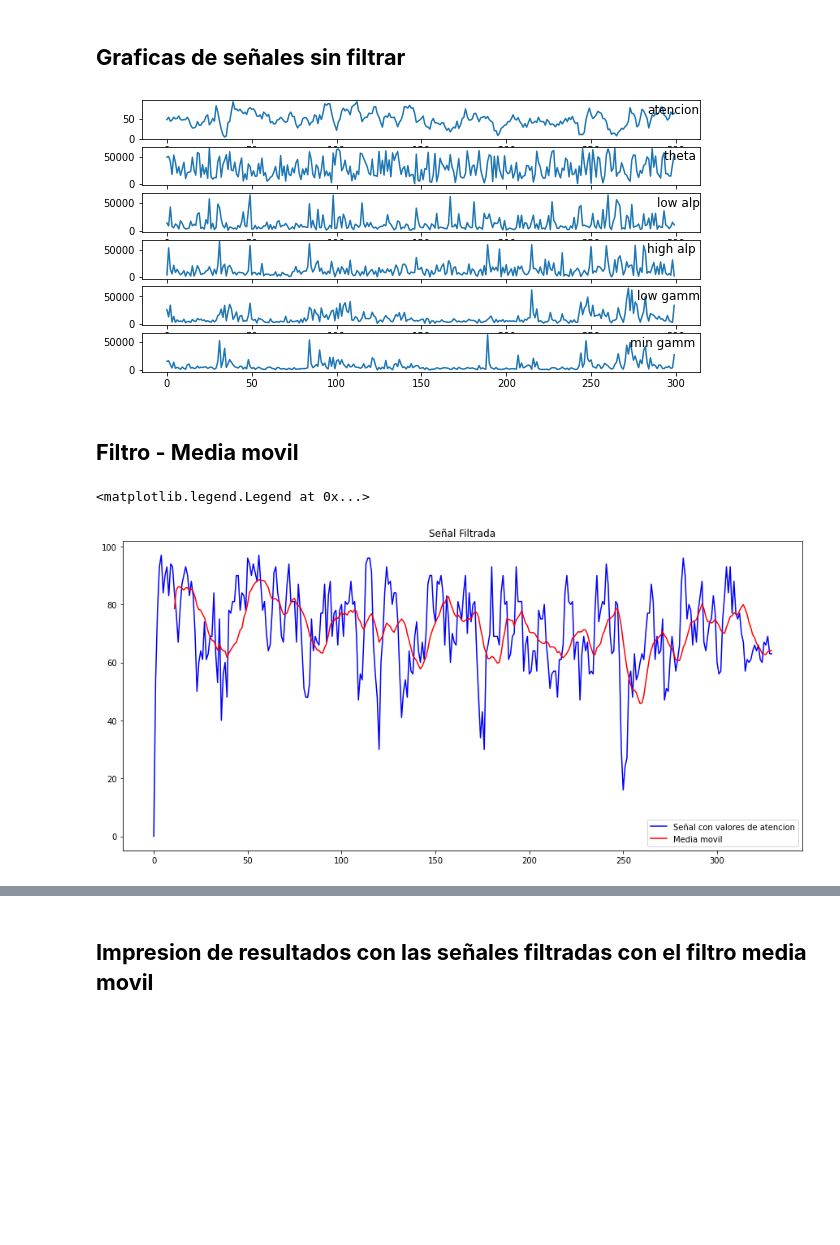
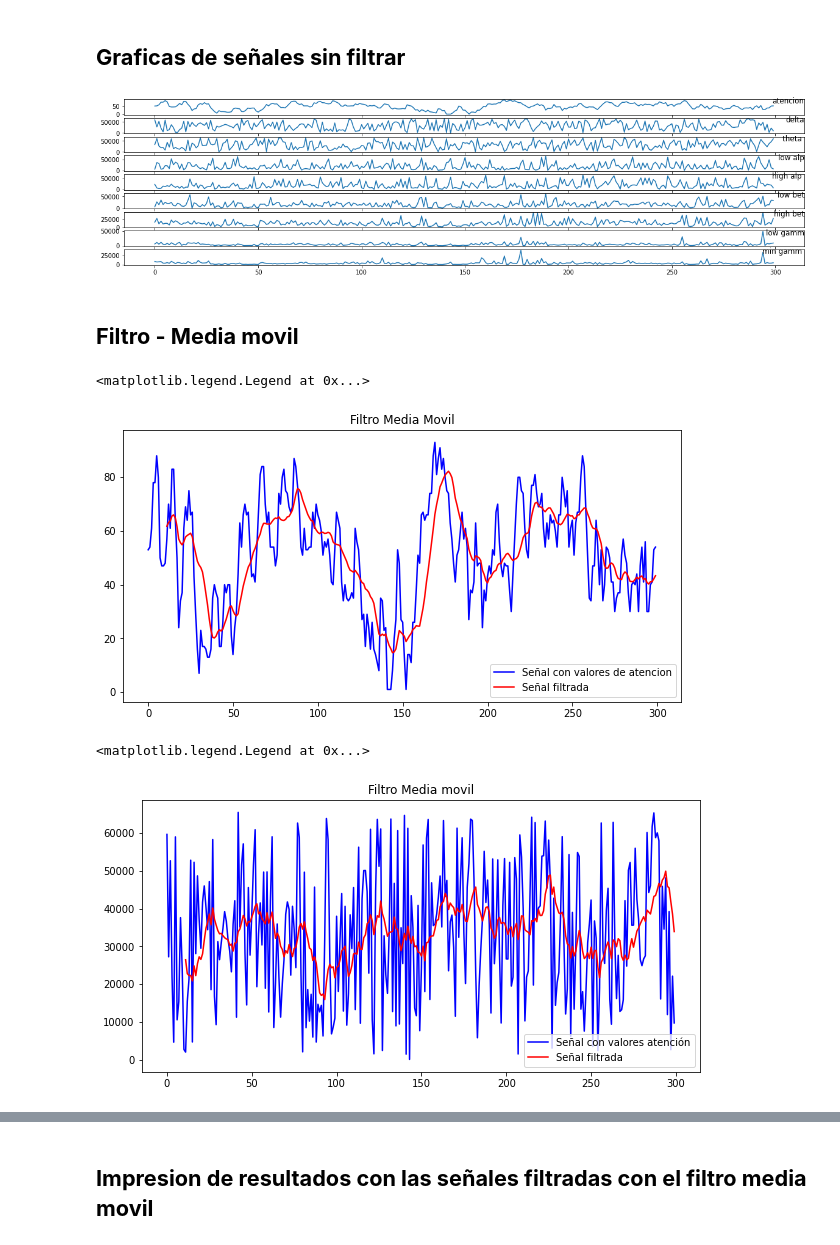
Before and after one commit to KevinEnriquez96/Proyecto-de-titulacion, a Jupyter notebook: filtrosSeñalesEEG.ipynb, the cells around one changed output, grey strips where cells are left out. Drawn from its saved outputs; the diff is of its cells as text; code cells hidden in the pictures; blank space fills up the shorter version.

```diff
--- a/filtrosSeñalesEEG.ipynb
+++ b/filtrosSeñalesEEG.ipynb
@@ -11,7 +11,7 @@ from sklearn.preprocessing import MinMaxScaler
 # %% [markdown]
 ## **Señales EEG sin filtrar**
 # %%
-df=pd.read_csv('Sujeto10.csv')
+df=pd.read_csv('datos.csv')
 
 df.head(100)
 # %% [output]
@@ -76,18 +80,18 @@ df[:500].describe()
 # %% [markdown]
 ## **Graficas de señales sin filtrar**
 # %%
-groups = [0,1,2,3,4,5]
+groups = [0,1,2,3,4,5,6,7,8]
 i = 1
 # plot each column
-plt.figure(figsize=(10,5))
+plt.figure(figsize=(20,5))
 for group in groups:
 	plt.subplot(len(groups), 1, i)
 	plt.plot(df.values[:, group])
 	plt.title(df.columns[group], y=0.5, loc='right')
 	i += 1
 plt.show()
 # %% [output]
-[figure, old version]
+[figure, new version]
 # %% [markdown]
 ## **Filtro - Media movil**
 # %%
@@ -97,13 +101,23 @@ moving_avg3 = pd.Series(signal3).rolling(window=12).mean()
 moving_avg4 = pd.Series(signal4).rolling(window=12).mean()
 moving_avg5 = pd.Series(signal5).rolling(window=12).mean()
 moving_avg6 = pd.Series(signal6).rolling(window=12).mean()
+moving_avg7 = pd.Series(signal4).rolling(window=12).mean()
+moving_avg8 = pd.Series(signal5).rolling(window=12).mean()
+moving_avg9 = pd.Series(signal6).rolling(window=12).mean()
 
-
-signal1[:500].plot(figsize=(15,7),label='Señal con valores de atencion',color='blue')
-moving_avg1[:500].plot(label='Media movil',color='red')
-plt.title('Señal Filtrada')
+signal1[:500].plot(figsize=(10,5),label='Señal con valores de atencion',color='blue')
+moving_avg1[:500].plot(label='Señal filtrada',color='red')
+plt.title('Filtro Media Movil')
 plt.legend(loc='best')
 # %% [output]
 <matplotlib.legend.Legend at 0x...>
-[figure, old version]
+[figure, new version]
+# %%
+signal2[:500].plot(figsize=(10,5),label='Señal con valores atención',color='blue')
+moving_avg2[:500].plot(label='Señal filtrada',color='red')
+plt.title('Filtro Media movil')
+plt.legend(loc='best')
+# %% [output]
+<matplotlib.legend.Legend at 0x...>
+[figure, added]
 # %%
```
Also changed, not shown: parts of 36 cells of this notebook.
